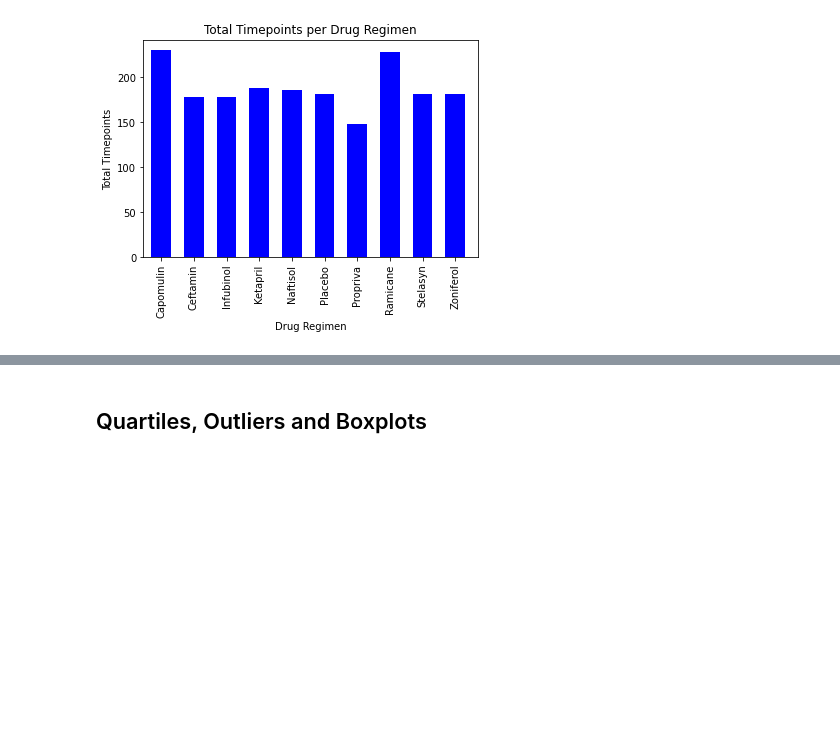
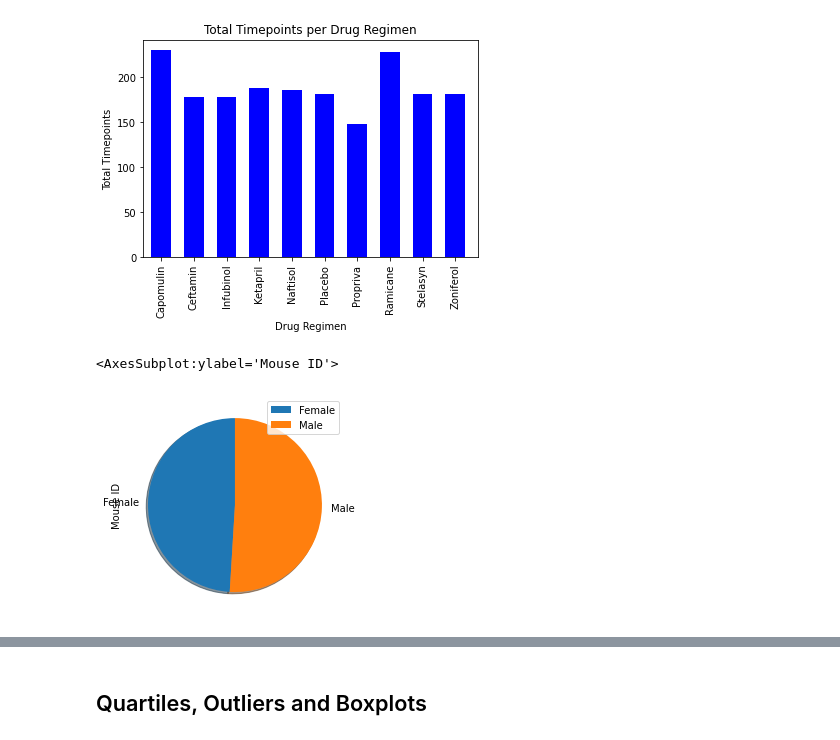
Before and after one commit to jillpeloquin13/Matplotlib, a Jupyter notebook: Pymaceuticals_main.ipynb, the cells around one changed output, grey strips where cells are left out. Drawn from its saved outputs; the diff is of its cells as text; code cells hidden in the pictures; blank space fills up the shorter version.

```diff
--- a/Pymaceuticals_main.ipynb
+++ b/Pymaceuticals_main.ipynb
@@ -143,5 +195,9 @@ Text(0, 0.5, 'Total Timepoints')
 [figure]
 # %%
 # Generate a pie plot showing the distribution of female versus male mice using Pandas
+combined_study_clean_df.groupby(['Sex']).count().plot(kind='pie', y='Mouse ID', shadow = True, startangle=90)
+# %% [output]
+<AxesSubplot:ylabel='Mouse ID'>
+[figure, added]
 # %%
 # Generate a pie plot showing the distribution of female versus male mice using pyplot
```
Also changed, not shown: parts of 11 cells of this notebook.
